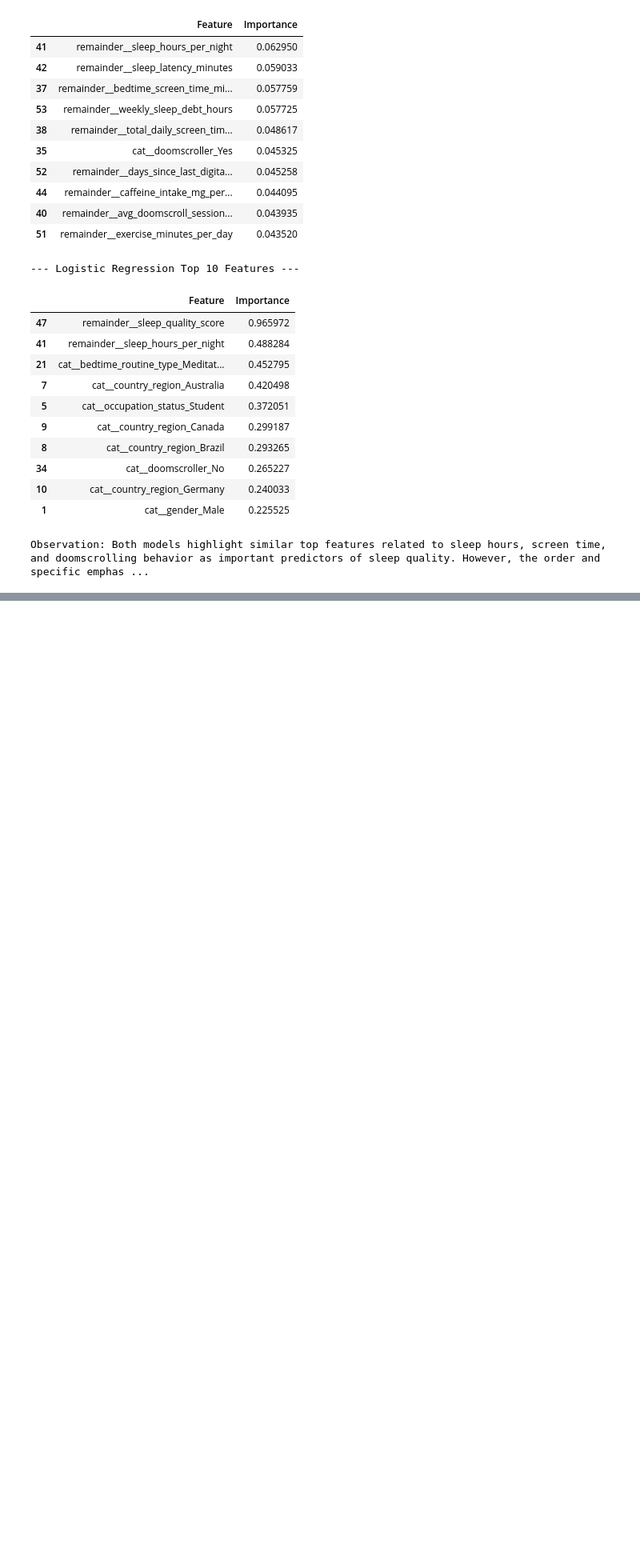
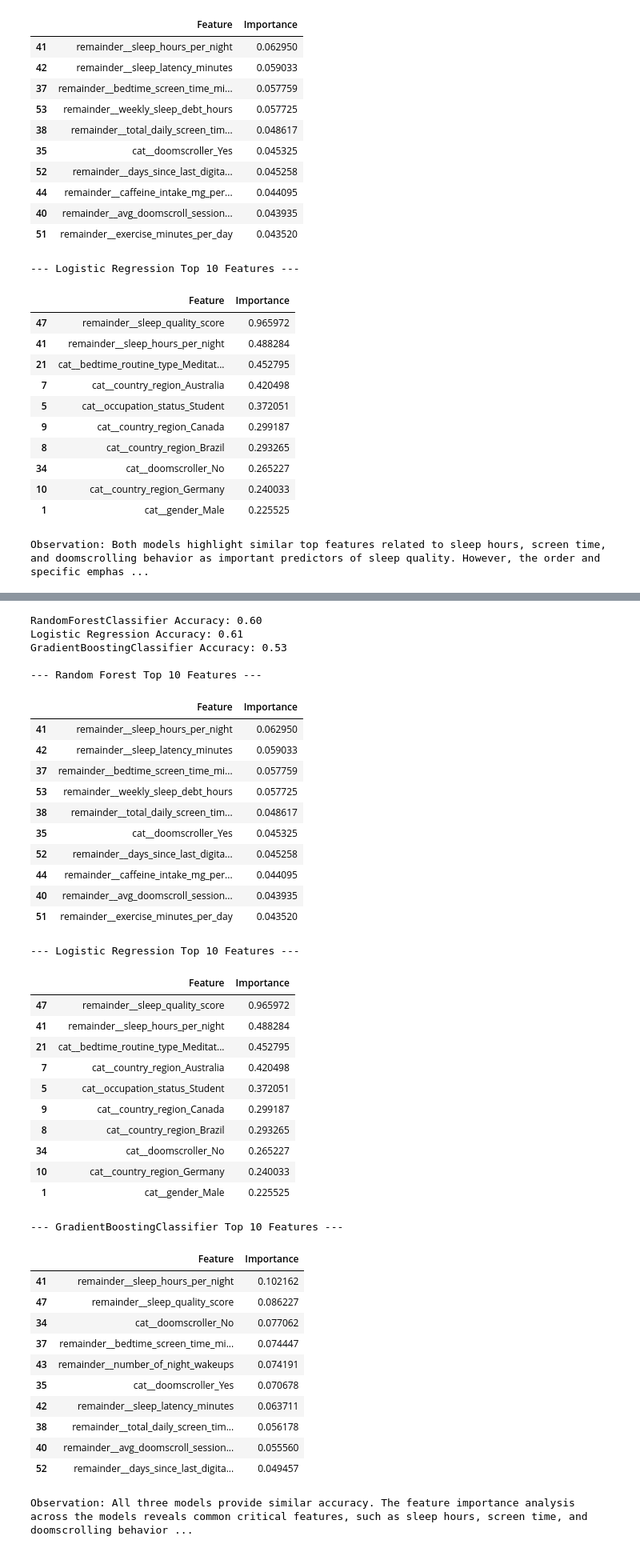
Before and after one commit to kxrrym03/Sleep-Doomscrolling-Habits, a Jupyter notebook: Sleep_&_Doomscrolling.ipynb, the cells around one changed output, grey strips where cells are left out. Shown at 80% size. Cells and saved outputs as stored; diff of their text form; code cells hidden in the pictures; blank space fills up the shorter version.

```diff
--- a/Sleep_&_Doomscrolling.ipynb
+++ b/Sleep_&_Doomscrolling.ipynb
@@ -621,0 +730,57 @@ Observation: Both models highlight similar top features related to sleep hours,
+# %%
+print(f"RandomForestClassifier Accuracy: {accuracy:.2f}")
+print(f"Logistic Regression Accuracy: {accuracy_lr:.2f}")
+print(f"GradientBoostingClassifier Accuracy: {accuracy_gbc:.2f}")
+
+print("\n--- Random Forest Top 10 Features ---")
+display(importance_df.head(10))
+
+print("\n--- Logistic Regression Top 10 Features ---")
+display(importance_df_lr.head(10))
+
+print("\n--- GradientBoostingClassifier Top 10 Features ---")
+display(importance_df_gbc.head(10))
+
+print("\nObservation: All three models provide similar accuracy. The feature importance analysis across the models reveals common critical features, such as sleep hours, screen time, and doomscrolling behavior, consistently influencing sleep quality predictions. Differences in ranking may be attributed to the models' distinct underlying mechanisms.")
+# %% [output]
+RandomForestClassifier Accuracy: 0.60
+Logistic Regression Accuracy: 0.61
+GradientBoostingClassifier Accuracy: 0.53
+
+--- Random Forest Top 10 Features ---
+|  | Feature | Importance |
+| 41 | remainder__sleep_hours_per_night | 0.062950 |
+| 42 | remainder__sleep_latency_minutes | 0.059033 |
+| 37 | remainder__bedtime_screen_time_mi... | 0.057759 |
+| 53 | remainder__weekly_sleep_debt_hours | 0.057725 |
+| 38 | remainder__total_daily_screen_tim... | 0.048617 |
+| 35 | cat__doomscroller_Yes | 0.045325 |
+| 52 | remainder__days_since_last_digita... | 0.045258 |
+| 44 | remainder__caffeine_intake_mg_per... | 0.044095 |
+| 40 | remainder__avg_doomscroll_session... | 0.043935 |
+| 51 | remainder__exercise_minutes_per_day | 0.043520 |
+--- Logistic Regression Top 10 Features ---
+|  | Feature | Importance |
+| 47 | remainder__sleep_quality_score | 0.965972 |
+| 41 | remainder__sleep_hours_per_night | 0.488284 |
+| 21 | cat__bedtime_routine_type_Meditat... | 0.452795 |
+| 7 | cat__country_region_Australia | 0.420498 |
+| 5 | cat__occupation_status_Student | 0.372051 |
+| 9 | cat__country_region_Canada | 0.299187 |
+| 8 | cat__country_region_Brazil | 0.293265 |
+| 34 | cat__doomscroller_No | 0.265227 |
+| 10 | cat__country_region_Germany | 0.240033 |
+| 1 | cat__gender_Male | 0.225525 |
+--- GradientBoostingClassifier Top 10 Features ---
+|  | Feature | Importance |
+| 41 | remainder__sleep_hours_per_night | 0.102162 |
+| 47 | remainder__sleep_quality_score | 0.086227 |
+| 34 | cat__doomscroller_No | 0.077062 |
+| 37 | remainder__bedtime_screen_time_mi... | 0.074447 |
+| 43 | remainder__number_of_night_wakeups | 0.074191 |
+| 35 | cat__doomscroller_Yes | 0.070678 |
+| 42 | remainder__sleep_latency_minutes | 0.063711 |
+| 38 | remainder__total_daily_screen_tim... | 0.056178 |
+| 40 | remainder__avg_doomscroll_session... | 0.055560 |
+| 52 | remainder__days_since_last_digita... | 0.049457 |
+Observation: All three models provide similar accuracy. The feature importance analysis across the models reveals common critical features, such as sleep hours, screen time, and doomscrolling behavior ...
```
Also changed, not shown: parts of 7 cells of this notebook.
